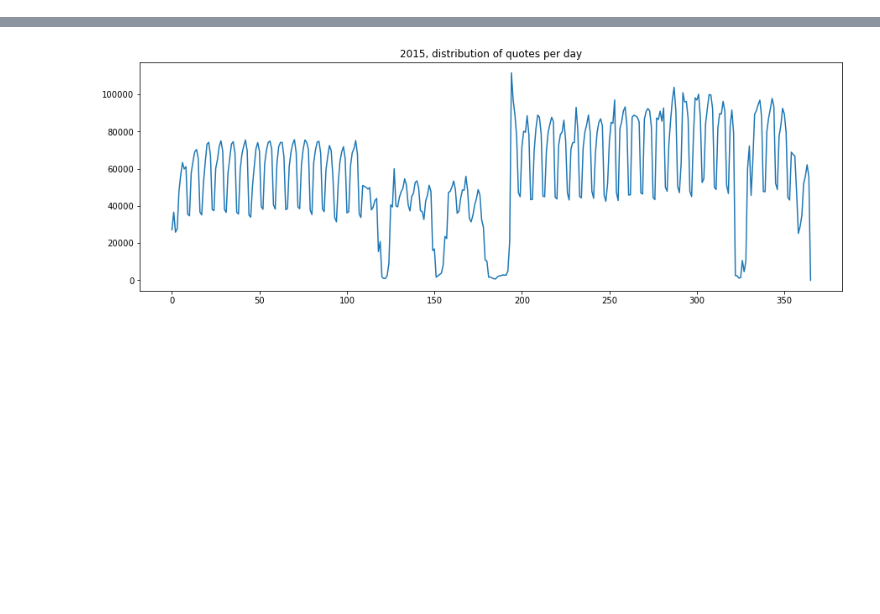
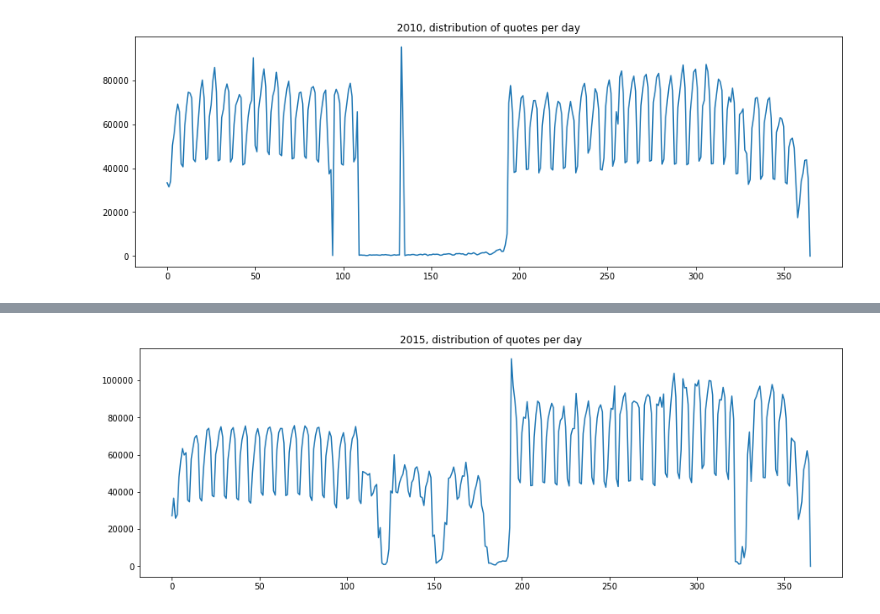
Before and after one commit to epfl-ada/ada-2021-project-abracadabra, a Jupyter notebook: Dictionaries for the years.ipynb, the cells around one changed output, grey strips where cells are left out. Saved outputs shown, nothing was run; the diff lists cells and outputs as text; code cells hidden in the pictures; blank space fills up the shorter version.

```diff
--- a/Dictionaries for the years.ipynb
+++ b/Dictionaries for the years.ipynb
@@ -333,0 +678,4 @@ def plot_year(year, year_dict, title, important_dates_dict=None, color = (0,0,0)
+# %%
+plot_year('2010', dict_years, "2010, distribution of quotes per day", legend = False)
+# %% [output]
+[figure, added]
```
Also changed, not shown: parts of 8 cells of this notebook.
